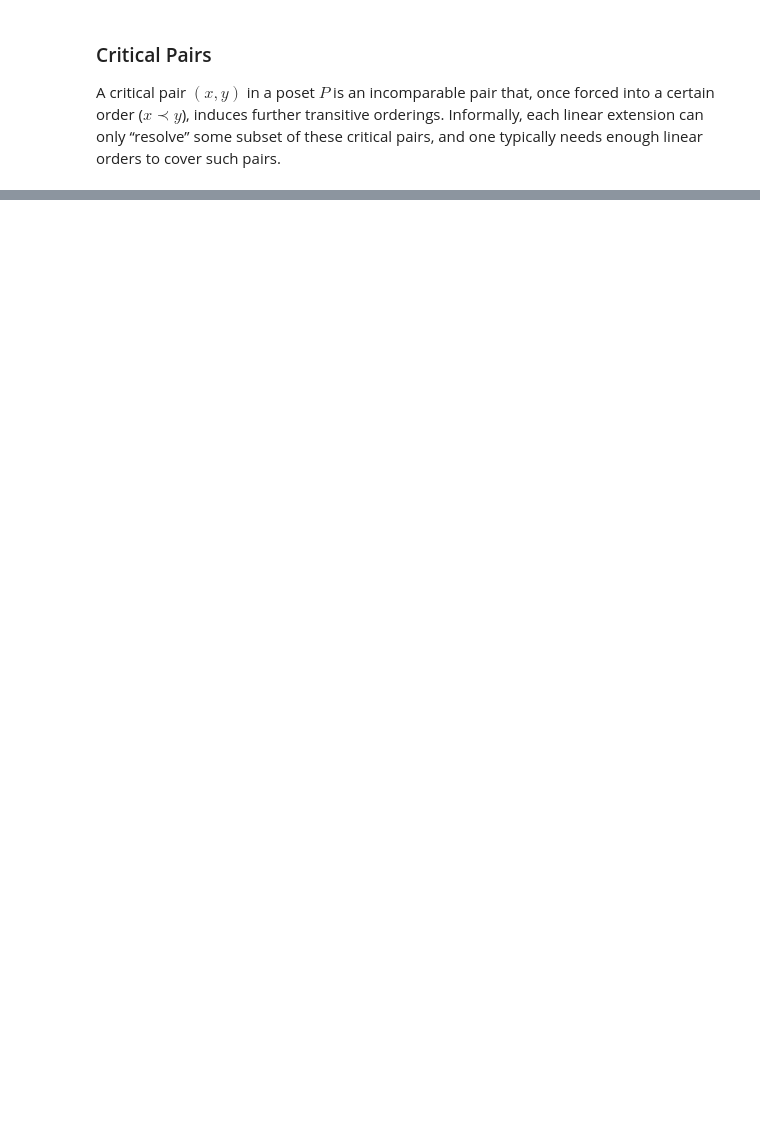
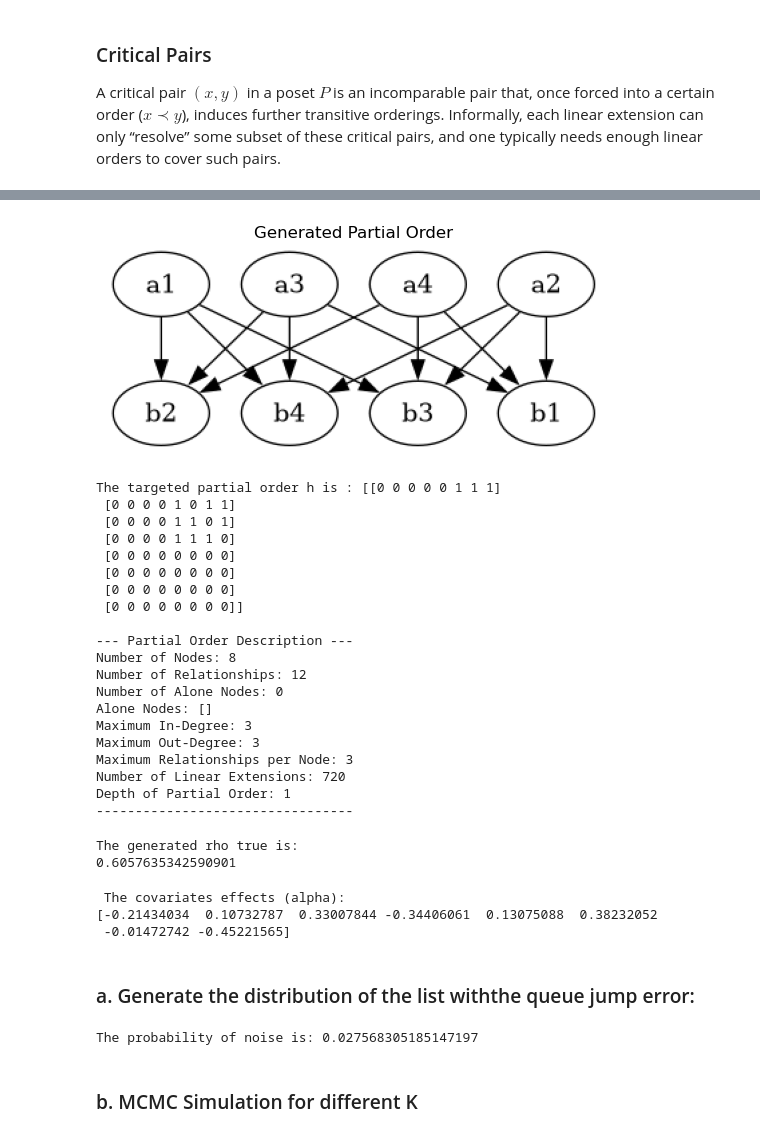
Before and after one commit to hollyli-dq/po_inference, a Jupyter notebook: notebook/PO_dim_k.ipynb, the cells around one changed output, grey strips where cells are left out. Drawn from its saved outputs; the diff is of its cells as text; code cells hidden in the pictures; blank space fills up the shorter version.

```diff
--- a/notebook/PO_dim_k.ipynb
+++ b/notebook/PO_dim_k.ipynb
@@ -415,0 +642,77 @@ NameError: name 'elements' is not defined
+# %%
+h_true= BasicUtils.transitive_reduction(crown_po)
+POPlot.visualize_partial_order(h_true, items,title='Generated Partial Order')
+print(f"The targeted partial order h is : {h_true}")
+StatisticalUtils.description_partial_order(h_true)
+# %% [output]
+[figure, added]
+The targeted partial order h is : [[0 0 0 0 0 1 1 1]
+ [0 0 0 0 1 0 1 1]
+ [0 0 0 0 1 1 0 1]
+ [0 0 0 0 1 1 1 0]
+ [0 0 0 0 0 0 0 0]
+ [0 0 0 0 0 0 0 0]
+ [0 0 0 0 0 0 0 0]
+ [0 0 0 0 0 0 0 0]]
+
+--- Partial Order Description ---
+Number of Nodes: 8
+Number of Relationships: 12
+Number of Alone Nodes: 0
+Alone Nodes: []
+Maximum In-Degree: 3
+Maximum Out-Degree: 3
+Maximum Relationships per Node: 3
+Number of Linear Extensions: 720
+Depth of Partial Order: 1
+---------------------------------
+# %%
+n=len(crown_po[0])
+N=100
+K1=2
+K2=int(n//2)
+rho_prior = config["prior"]["rho_prior"]
+noise_option = config["noise"]["noise_option"]
+mallow_ua = config["prior"]["mallow_ua"]
+items = list(range(n))
+rho_true=beta.rvs(1,rho_prior)
+print("The generated rho true is:")
+print(rho_true)
+# %% [output]
+The generated rho true is:
+0.6057635342590901
+# %%
+p = config["covariates"]["p"]  # Number of covariates
+beta_true = config["covariates"]["beta_true"]   # True regression coefficients
+X = np.random.randn(p, n)
+alpha = X.T @ beta_true
+print("\n The covariates effects (alpha):")
+print(alpha)
+# %% [output]
+ The covariates effects (alpha):
+[-0.21434034  0.10732787  0.33007844 -0.34406061  0.13075088  0.38232052
+ -0.01472742 -0.45221565]
+# %% [markdown]
+### a. Generate the distribution  of the list withthe queue jump error:
+# %%
+items = list(range(n))
+item_to_index = {item: idx for idx, item in enumerate(items)}
+subsets = GenerationUtils.generate_subsets(N, n)
+h_tc=BasicUtils.transitive_closure(h_true)
+noise_beta_prior = config["prior"]["noise_beta_prior"]
+prob_noise = StatisticalUtils.rPprior(noise_beta_prior)
+prob_noise_true=prob_noise
+total_orders = []
+for choice_set in subsets:
+    if noise_option == "queue_jump":
+        y_generated = StatisticalUtils.generate_total_order_for_choice_set_with_queue_jump(choice_set, items,h_tc, prob_noise)
+
+    elif noise_option == "mallows_noise":
+        y_generated = StatisticalUtils.generate_total_order_for_choice_set_with_mallow_noise(choice_set,items, h_tc,  mallow_ua)
+    total_orders.append(y_generated)
+
+print(f'The probability of noise is: {prob_noise_true}')
+# %% [output]
+The probability of noise is: 0.027568305185147197
+# %% [markdown]
+### b. MCMC Simulation for different K
```
Also changed, not shown: parts of 47 cells of this notebook, 8 other files.
